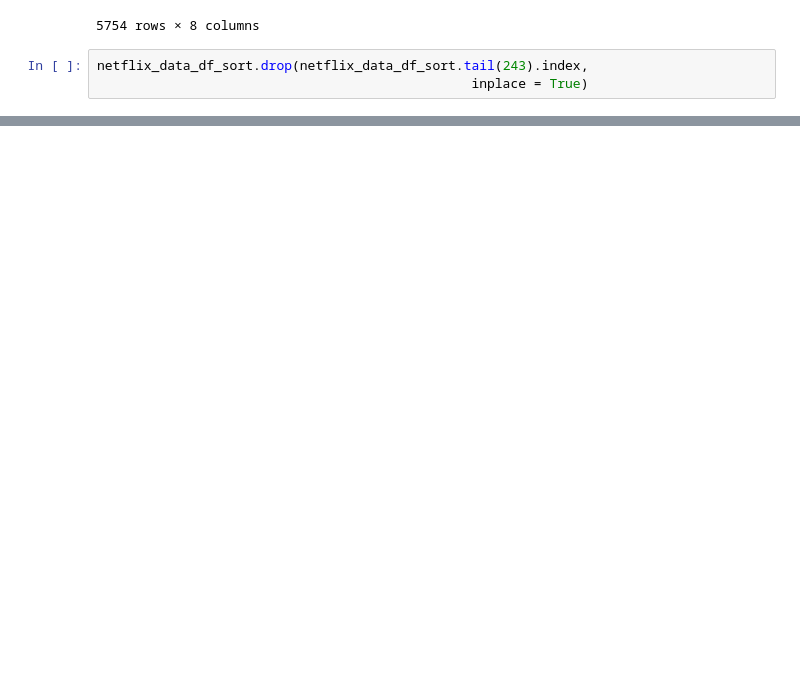
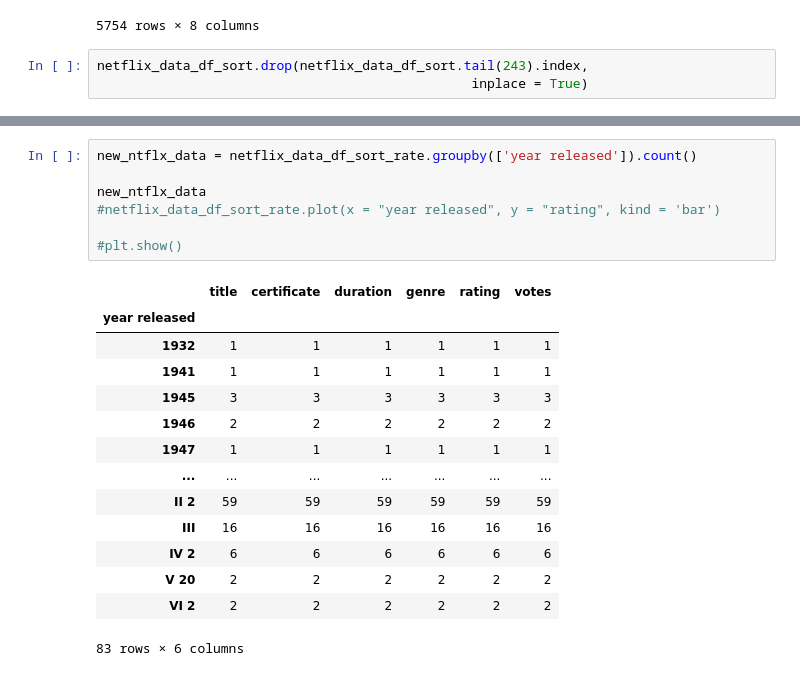
Before and after one commit to andrewnomai/Final_Project, a Jupyter notebook: Sorted_Data.ipynb, the cells around one changed output, grey strips where cells are left out. Cells and saved outputs as stored; diff of their text form; blank space fills up the shorter version.

```diff
--- a/Sorted_Data.ipynb
+++ b/Sorted_Data.ipynb
@@ -329,0 +347,22 @@ TypeError: sort_values() missing 1 required positional argument: 'by'
+# %%
+new_ntflx_data = netflix_data_df_sort_rate.groupby(['year released']).count()
+
+new_ntflx_data
+#netflix_data_df_sort_rate.plot(x = "year released", y = "rating", kind = 'bar')
+
+#plt.show()
+# %% [output]
+|  | title | certificate | duration | genre | rating | votes |
+| year released |  |  |  |  |  |  |
+| 1932 | 1 | 1 | 1 | 1 | 1 | 1 |
+| 1941 | 1 | 1 | 1 | 1 | 1 | 1 |
+| 1945 | 3 | 3 | 3 | 3 | 3 | 3 |
+| 1946 | 2 | 2 | 2 | 2 | 2 | 2 |
+| 1947 | 1 | 1 | 1 | 1 | 1 | 1 |
+| ... | ... | ... | ... | ... | ... | ... |
+| II 2 | 59 | 59 | 59 | 59 | 59 | 59 |
+| III | 16 | 16 | 16 | 16 | 16 | 16 |
+| IV 2 | 6 | 6 | 6 | 6 | 6 | 6 |
+| V 20 | 2 | 2 | 2 | 2 | 2 | 2 |
+| VI 2 | 2 | 2 | 2 | 2 | 2 | 2 |
+83 rows × 6 columns
```
Also changed, not shown: parts of 8 cells of this notebook, 1 other file.
